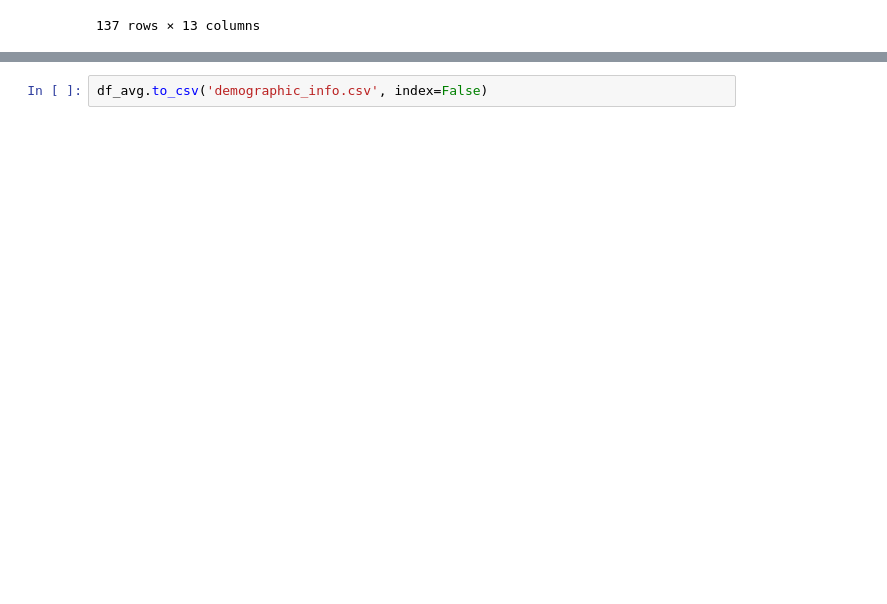
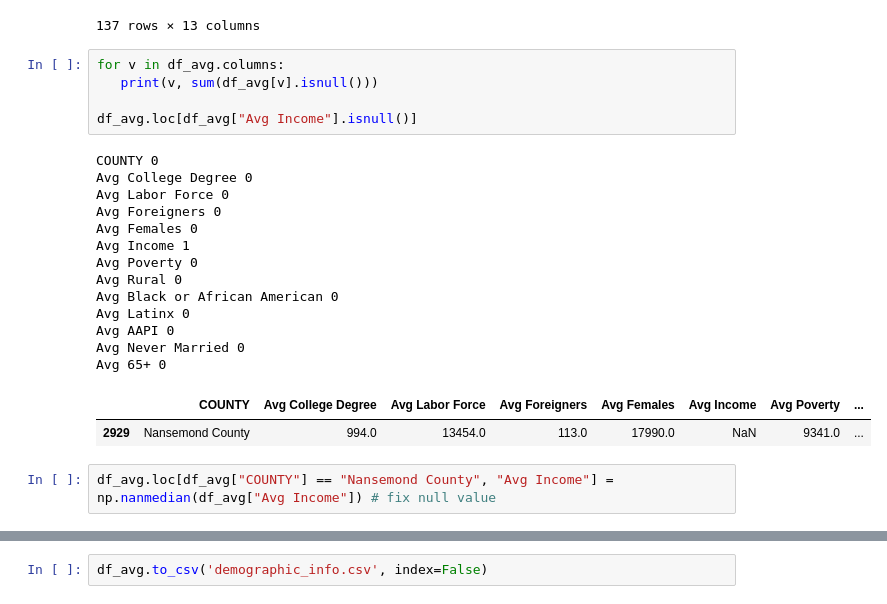
Before and after one commit to gsilver321/project_voting, a Jupyter notebook: voting_cleaning.ipynb, the cells around one changed output, grey strips where cells are left out. Cells and saved outputs as stored; diff of their text form; blank space fills up the shorter version.

```diff
--- a/voting_cleaning.ipynb
+++ b/voting_cleaning.ipynb
@@ -111,3 +115,26 @@ df_avg
 | 2980 | Wythe County | 2206.000000 | 12565.333333 | 148.166667 | 13704.833333 | 17017.2 | 3824.166667 | ... |
 | 2981 | York County | 11069.500000 | 25788.166667 | 2673.166667 | 25222.000000 | 24956.6 | 2671.333333 | ... |
 137 rows × 13 columns
+# %%
+for v in df_avg.columns:
+   print(v, sum(df_avg[v].isnull()))
+
+df_avg.loc[df_avg["Avg Income"].isnull()]
+# %% [output]
+COUNTY 0
+Avg College Degree 0
+Avg Labor Force 0
+Avg Foreigners 0
+Avg Females 0
+Avg Income 1
+Avg Poverty 0
+Avg Rural 0
+Avg Black or African American 0
+Avg Latinx 0
+Avg AAPI 0
+Avg Never Married 0
+Avg 65+ 0
+|  | COUNTY | Avg College Degree | Avg Labor Force | Avg Foreigners | Avg Females | Avg Income | Avg Poverty | ... |
+| 2929 | Nansemond County | 994.0 | 13454.0 | 113.0 | 17990.0 | NaN | 9341.0 | ... |
+# %%
+df_avg.loc[df_avg["COUNTY"] == "Nansemond County", "Avg Income"] = np.nanmedian(df_avg["Avg Income"]) # fix null value
```
Also changed, not shown: parts of 4 cells of this notebook.
